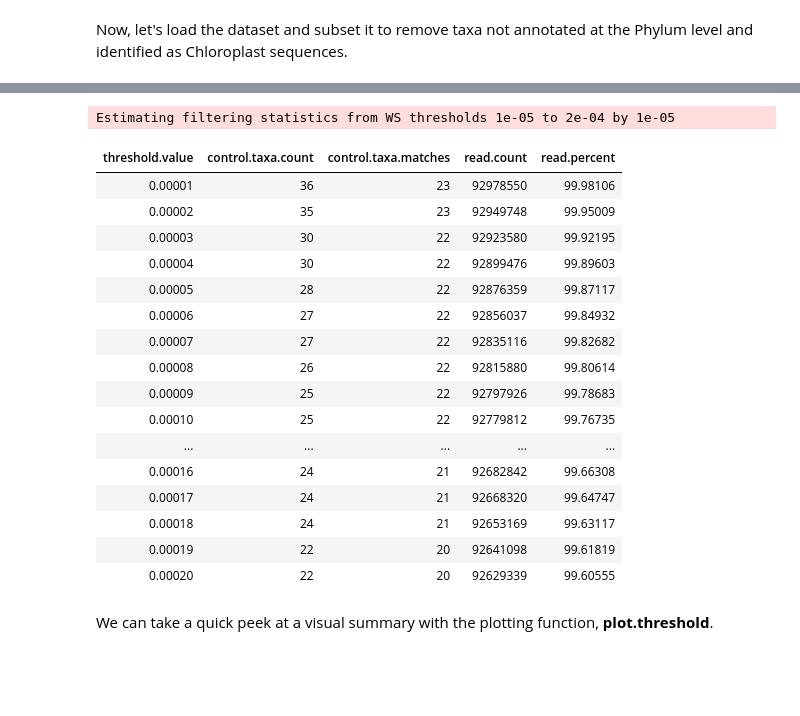
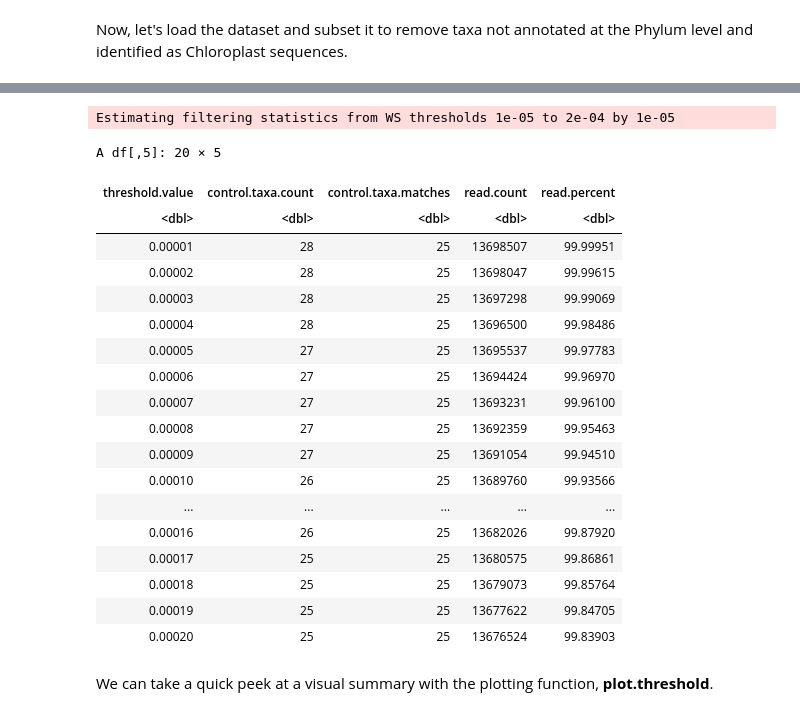
Before and after one commit to itsmisterbrown/microfiltR, a Jupyter notebook: README.ipynb, the cells around one changed output, grey strips where cells are left out. Cells and saved outputs as stored; diff of their text form; code cells hidden in the pictures; blank space fills up the shorter version.

```diff
--- a/README.ipynb
+++ b/README.ipynb
@@ -71,12 +76,12 @@ source("/Users/bpb/Documents/GitHub/microfiltR/microfiltR_source_code.R")
 Now, let's load the dataset and subset it to remove taxa not annotated at the Phylum level and identified as Chloroplast sequences.
 # %%
 #load the dataset
-NI <- readRDS(file = "/Users/bpb/Desktop/microfiltR/microfiltR_vignette/NI.dada2.RDS")
+e3 <- readRDS(file = "/Users/bpb/Desktop/ECHO/Data/Combined_Run101218_Run101618/analysis/ECHO_2runs_Oct18.rds")
 
-NI %>%
+e3 %>%
   subset_taxa(Phylum != "NA" &
-                Phylum != "Cyanobacteria/Chloroplast") -> NI
+                Phylum != "Cyanobacteria/Chloroplast") -> e3
 
-table(tax_table(NI)[, "Phylum"], exclude = NULL)
+table(tax_table(e3)[, "Phylum"], exclude = NULL)
 # %% [output]
               Acidobacteria              Actinobacteria
@@ -149,27 +156,29 @@ A dataframe of:<br>
 # %%
 #load a FASTA file of full length 16S sequences for each operon of each community member
-mockf <- "/Users/bpb/Desktop/microfiltR/HMP_MOCK.v35.fasta"
+mock.fasta <- "/Users/bpb/Desktop/microfiltR/HMP_MOCK.v35.fasta"
 
-(ws.threshold <- estimate.WSthreshold(ps = NI, WSrange = c(1e-5:2e-4, 1e-5), controlID = "pc1", controlFASTA = mockf))
+(ws.threshold1 <- estimate.WSthreshold(ps = e3, WSrange = c(1e-5:2e-4, 1e-5), controlID = "185", controlFASTA = mock.fasta))
 # %% [output]
 Estimating filtering statistics from WS thresholds 1e-05 to 2e-04 by 1e-05
+A df[,5]: 20 × 5
 | threshold.value | control.taxa.count | control.taxa.matches | read.count | read.percent |
-| 0.00001 | 36 | 23 | 92978550 | 99.98106 |
-| 0.00002 | 35 | 23 | 92949748 | 99.95009 |
-| 0.00003 | 30 | 22 | 92923580 | 99.92195 |
-| 0.00004 | 30 | 22 | 92899476 | 99.89603 |
-| 0.00005 | 28 | 22 | 92876359 | 99.87117 |
-| 0.00006 | 27 | 22 | 92856037 | 99.84932 |
-| 0.00007 | 27 | 22 | 92835116 | 99.82682 |
-| 0.00008 | 26 | 22 | 92815880 | 99.80614 |
-| 0.00009 | 25 | 22 | 92797926 | 99.78683 |
-| 0.00010 | 25 | 22 | 92779812 | 99.76735 |
+| <dbl> | <dbl> | <dbl> | <dbl> | <dbl> |
+| 0.00001 | 28 | 25 | 13698507 | 99.99951 |
+| 0.00002 | 28 | 25 | 13698047 | 99.99615 |
+| 0.00003 | 28 | 25 | 13697298 | 99.99069 |
+| 0.00004 | 28 | 25 | 13696500 | 99.98486 |
+| 0.00005 | 27 | 25 | 13695537 | 99.97783 |
+| 0.00006 | 27 | 25 | 13694424 | 99.96970 |
+| 0.00007 | 27 | 25 | 13693231 | 99.96100 |
+| 0.00008 | 27 | 25 | 13692359 | 99.95463 |
+| 0.00009 | 27 | 25 | 13691054 | 99.94510 |
+| 0.00010 | 26 | 25 | 13689760 | 99.93566 |
 | ... | ... | ... | ... | ... |
-| 0.00016 | 24 | 21 | 92682842 | 99.66308 |
-| 0.00017 | 24 | 21 | 92668320 | 99.64747 |
-| 0.00018 | 24 | 21 | 92653169 | 99.63117 |
-| 0.00019 | 22 | 20 | 92641098 | 99.61819 |
-| 0.00020 | 22 | 20 | 92629339 | 99.60555 |
+| 0.00016 | 26 | 25 | 13682026 | 99.87920 |
+| 0.00017 | 25 | 25 | 13680575 | 99.86861 |
+| 0.00018 | 25 | 25 | 13679073 | 99.85764 |
+| 0.00019 | 25 | 25 | 13677622 | 99.84705 |
+| 0.00020 | 25 | 25 | 13676524 | 99.83903 |
 # %% [markdown]
 We can take a quick peek at a visual summary with the plotting function, __plot.threshold__.
 # %% [markdown]
```
Also changed, not shown: parts of 44 cells of this notebook, 2 other files.
